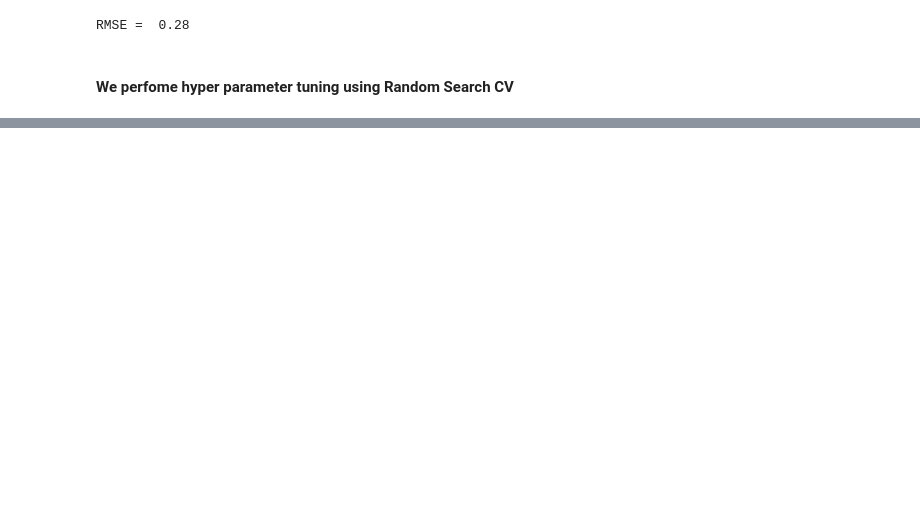
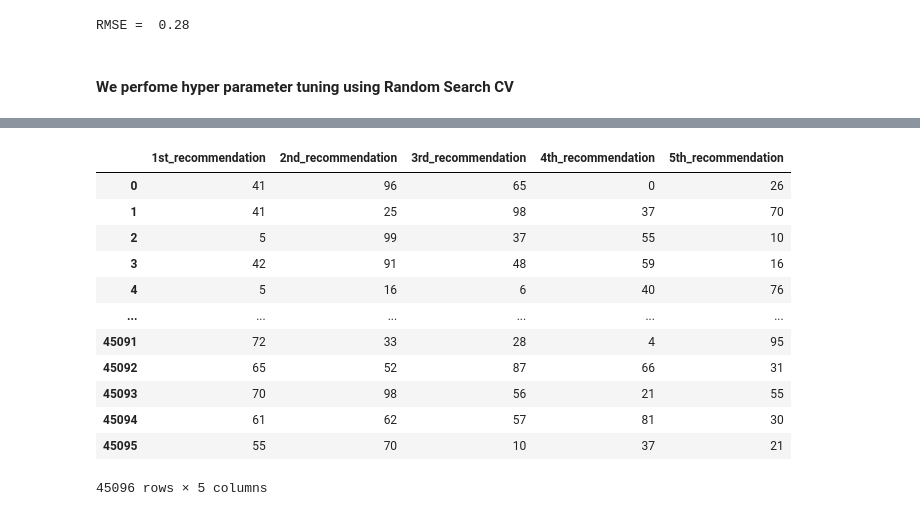
Before and after one commit to ShrutiSavardekar/ExpediaHotelRecommendation, a Jupyter notebook: wide_n_deep.ipynb, the cells around one changed output, grey strips where cells are left out. Drawn from its saved outputs; the diff is of its cells as text; code cells hidden in the pictures; blank space fills up the shorter version.

```diff
--- a/wide_n_deep.ipynb
+++ b/wide_n_deep.ipynb
@@ -268,0 +431,28 @@ l2_reg_embedding_rmse
+# %%
+recomm_ids = {}
+for i, id in enumerate(df['user_id'].unique()):
+  recomm_ids[id] = model.rank_items(id, sparse_user_item, item_ids)[0][:5]
+# %%
+recomm_list = []
+for id in recomm_ids:
+  recomm_list.append(recomm_ids[id])
+# %%
+recomm_clusters = pd.DataFrame(list(map(np.ravel, recomm_list)))
+# %%
+recomm_clusters = recomm_clusters.rename(columns = {0 : '1st_recommendation', 1 : '2nd_recommendation', 2 : '3rd_recommendation', 3 : '4th_recommendation', 4 : '5th_recommendation',})
+# %%
+recomm_clusters
+# %% [output]
+|  | 1st_recommendation | 2nd_recommendation | 3rd_recommendation | 4th_recommendation | 5th_recommendation |
+| 0 | 41 | 96 | 65 | 0 | 26 |
+| 1 | 41 | 25 | 98 | 37 | 70 |
+| 2 | 5 | 99 | 37 | 55 | 10 |
+| 3 | 42 | 91 | 48 | 59 | 16 |
+| 4 | 5 | 16 | 6 | 40 | 76 |
+| ... | ... | ... | ... | ... | ... |
+| 45091 | 72 | 33 | 28 | 4 | 95 |
+| 45092 | 65 | 52 | 87 | 66 | 31 |
+| 45093 | 70 | 98 | 56 | 21 | 55 |
+| 45094 | 61 | 62 | 57 | 81 | 30 |
+| 45095 | 55 | 70 | 10 | 37 | 21 |
+45096 rows × 5 columns
```
Also changed, not shown: parts of 26 cells of this notebook.
